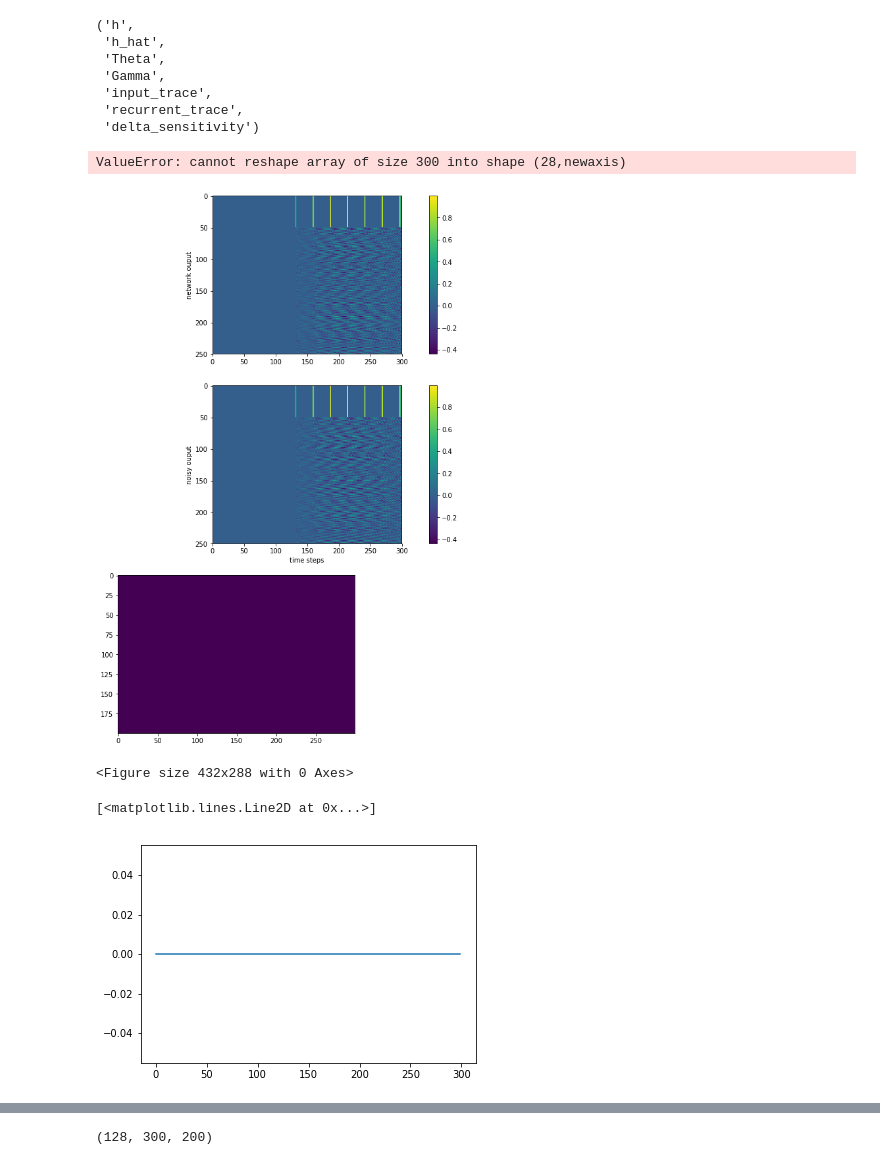
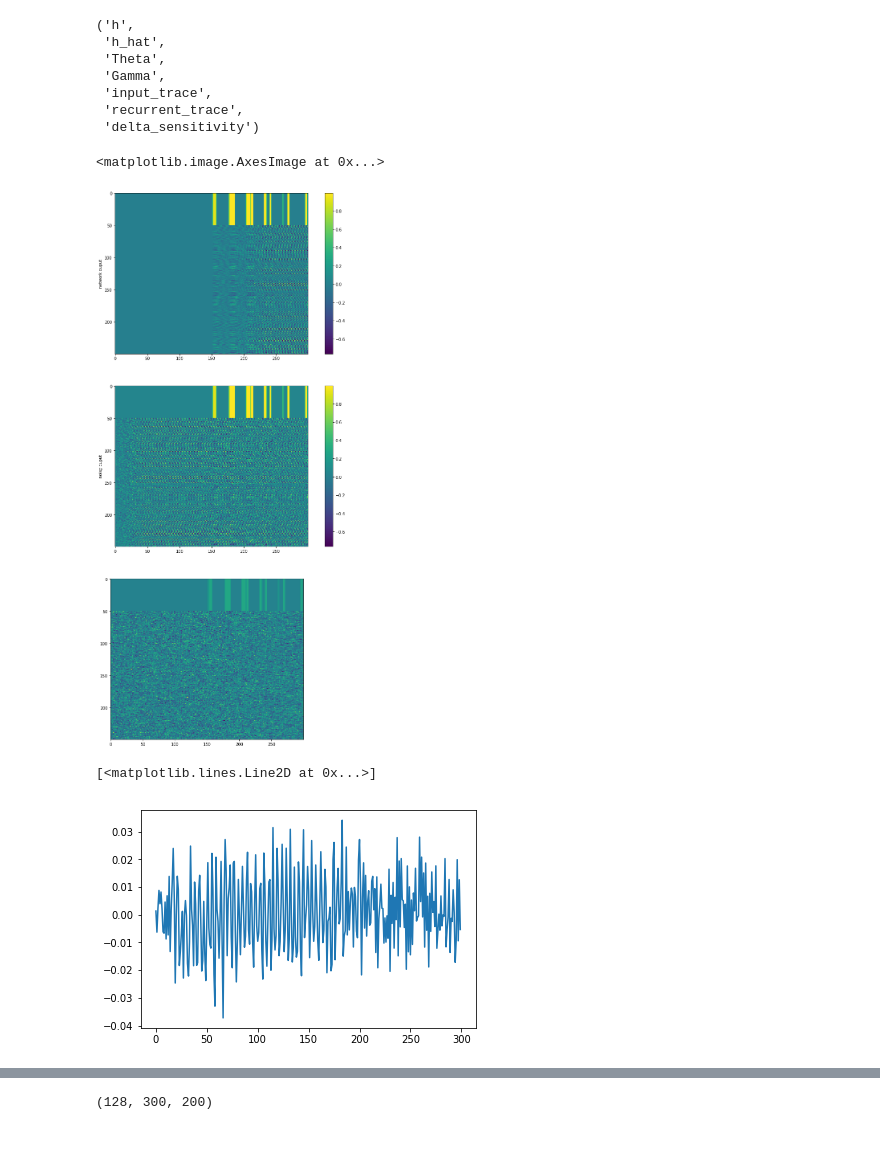
Before and after one commit to eghbalhosseini/KeRNL, a Jupyter notebook: kernel_irnn_cell_with.ipynb, the cells around one changed output, grey strips where cells are left out. Drawn from its saved outputs; the diff is of its cells as text; code cells hidden in the pictures.

```diff
--- a/kernel_irnn_cell_with.ipynb
+++ b/kernel_irnn_cell_with.ipynb
@@ -290,9 +290,9 @@ class KernelRNNCell(tf.contrib.rnn.RNNCell):
         recurrent_trace_update=tf.multiply(gradient_expansion,recurrent_expand)
 
         # calculate error in predicting effect of perturbation
-        #delta_sensitivity_new=tf.subtract(tf.matmul(Theta_new,tf.transpose(se)),
-        #                                  tf.subtract(h_hat_new-h_new)
-        #                                 )
+        delta_sensitivity_new=tf.subtract(tf.matmul(Theta_new,tf.transpose(sensitivity_tensor)),
+                                         tf.subtract(h_hat_new,h_new)
+                                         )
         #logging.warn("%s: input_trace ", input_trace.get_shape())
         kernel_decay=tf.expand_dims(self._eligibility_kernel(-kernel_coeff),axis=-1)
         # update input trace
@@ -304,7 +304,6 @@ class KernelRNNCell(tf.contrib.rnn.RNNCell):
         recurrent_trace_new=tf.add(recurrent_trace_decay,recurrent_trace_update)
 
         # TODO implement online updating for sensitivity and kernel coeff
-        delta_sensitivity_new=delta_sensitivity
 
         if self._state_is_tuple:
             new_state=KernelRNNStateTuple(h_new,h_hat_new,Theta_new,Gamma_new,input_trace_new,
@@ -354,7 +353,7 @@ with graph.as_default():
     kernel_logits, kernel_all_logits,rnn_logits, rnn_all_logits = kernel_RNN(X, weights, biases)
     prediction = tf.nn.softmax(kernel_logits)
     init = tf.global_variables_initializer()
-    variable_names=[v.name for v in tf.all_variables()]
+    variable_names=[v.name for v in tf.trainable_variables()]
 # %%
 with tf.Session(graph=graph) as sess :
     sess.run(init)
@@ -422,7 +421,7 @@ def kernel(x, weights, biases):
     # using variable scope to initialize to identity
     #with tf.variable_scope('recurrent',initializer=tf.initializers.identity()) as scope:
         # Define a lstm cell with tensorflow
-    kernel_cell = KernelRNNCell(num_units=num_hidden,num_inputs=num_input,output_is_tuple=True,noise_std=0.0,kernel_initializer=tf.initializers.truncated_normal)
+    kernel_cell = KernelRNNCell(num_units=num_hidden,num_inputs=num_input,output_is_tuple=True,noise_std=0.05,kernel_initializer=tf.initializers.truncated_normal)
         # Get lstm cell output
     kernel_outputs, kernel_states = tf.nn.dynamic_rnn(kernel_cell, x, dtype=tf.float32)
 
@@ -474,32 +473,27 @@ network_ouput._fields
 # %%
 outputs_np=np.asarray(network_ouput.h[9])
 noisy_outputs_np=np.asarray(network_ouput.h_hat[9])
-plt.figure(figsize=[15,15])
+sensitivity_error=np.asanyarray(network_ouput.delta_sensitivity[9])
+plt.figure(figsize=[15,25])
 plt.subplot(311)
 plt.imshow(np.vstack([np.tile(np.transpose(batch_x[9]),[50,1]),outputs_np.transpose()]))
 plt.ylabel('network ouput')
 plt.colorbar()
 ax=plt.subplot(312)
 ax.imshow(np.vstack([np.tile(np.transpose(batch_x[9]),[50,1]),noisy_outputs_np.transpose()]))
 plt.colorbar()
 plt.ylabel('noisy ouput')
-plt.xlabel('time steps')
 ax=plt.subplot(313)
-ax.imshow(outputs_np.transpose()-noisy_outputs_np.transpose())
-
-plt.figure()
-plt.imshow(batch_x[9].reshape(28,-1))
-plt.title('input image')
+ax.imshow(np.vstack([np.tile(np.transpose(batch_x[9]),[50,1]),sensitivity_error.transpose()]))
 # %% [output]
-ValueError: cannot reshape array of size 300 into shape (28,newaxis)
+<matplotlib.image.AxesImage at 0x...>
-[figure, old version]
+[figure, new version]
-<Figure size 432x288 with 0 Axes>
 # %%
 plt.figure()
 plt.plot(np.mean(outputs_np.transpose()-noisy_outputs_np.transpose(),0))
 # %% [output]
 [<matplotlib.lines.Line2D at 0x...>]
-[figure, old version]
+[figure, new version]
 # %%
 plt.figure(figsize=[20,20])
 plt.imshow(np.cov(outputs_np.transpose()-noisy_outputs_np.transpose()))
```
Also changed, not shown: parts of 9 cells of this notebook, 2 other files.
